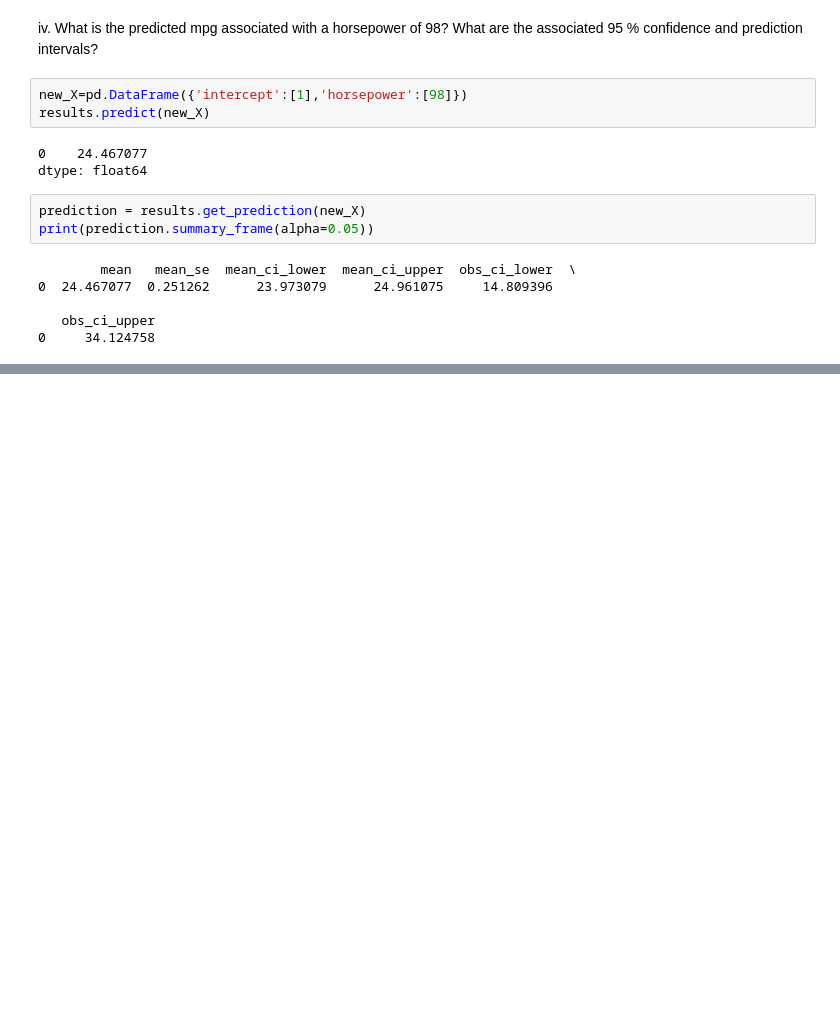
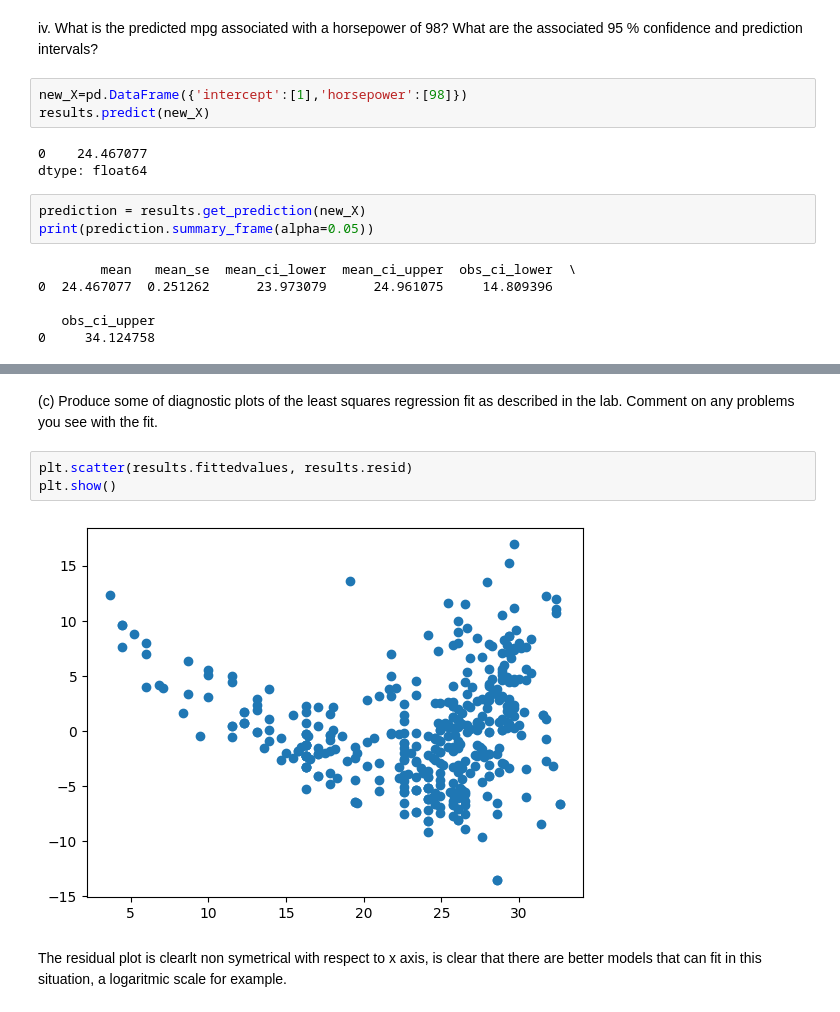
Before and after one commit to hinojosaad/islp, a Jupyter notebook: Chapter3/ch3.ipynb, the cells around one changed output, grey strips where cells are left out. Cells and saved outputs as stored; diff of their text form; blank space fills up the shorter version.

```diff
--- a/Chapter3/ch3.ipynb
+++ b/Chapter3/ch3.ipynb
@@ -89,0 +104,11 @@ print(prediction.summary_frame(alpha=0.05))
+# %% [markdown]
+(c) Produce some of diagnostic plots of the least squares regression
+fit as described in the lab. Comment on any problems you see
+with the fit.
+# %%
+plt.scatter(results.fittedvalues, results.resid)
+plt.show()
+# %% [output]
+[figure, added]
+# %% [markdown]
+The residual plot is clearlt non symetrical with respect to x axis, is clear that there are better models that can fit in this situation, a logaritmic scale for example.
```
Also changed, not shown: parts of 5 cells of this notebook.
